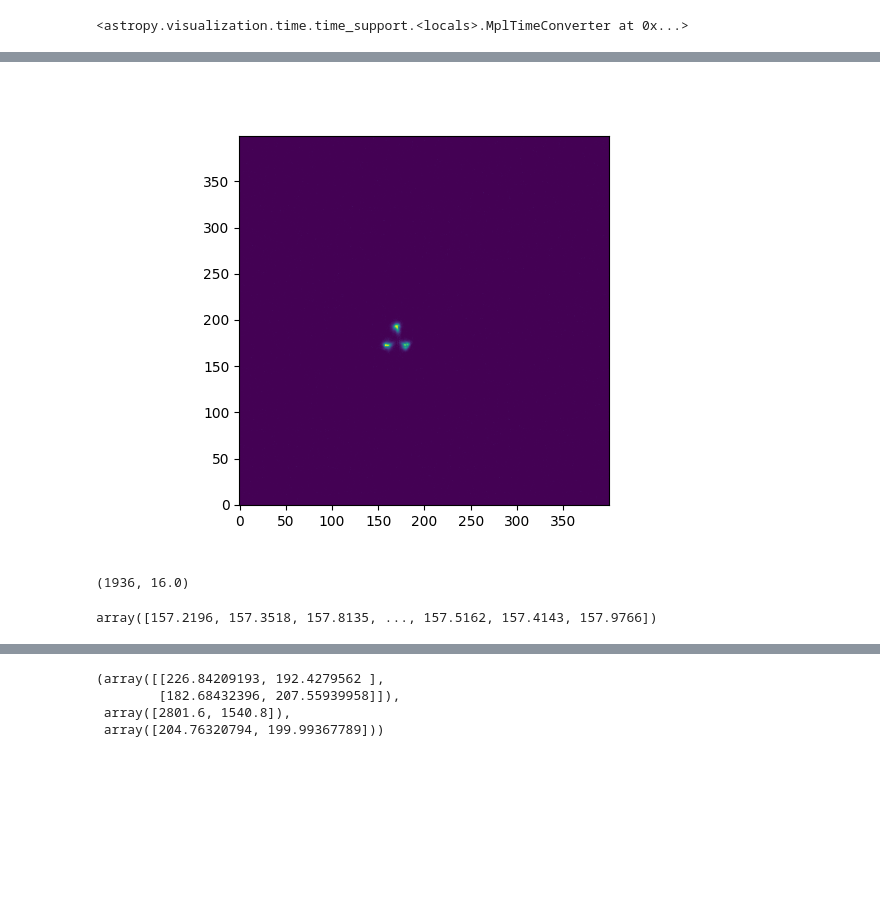
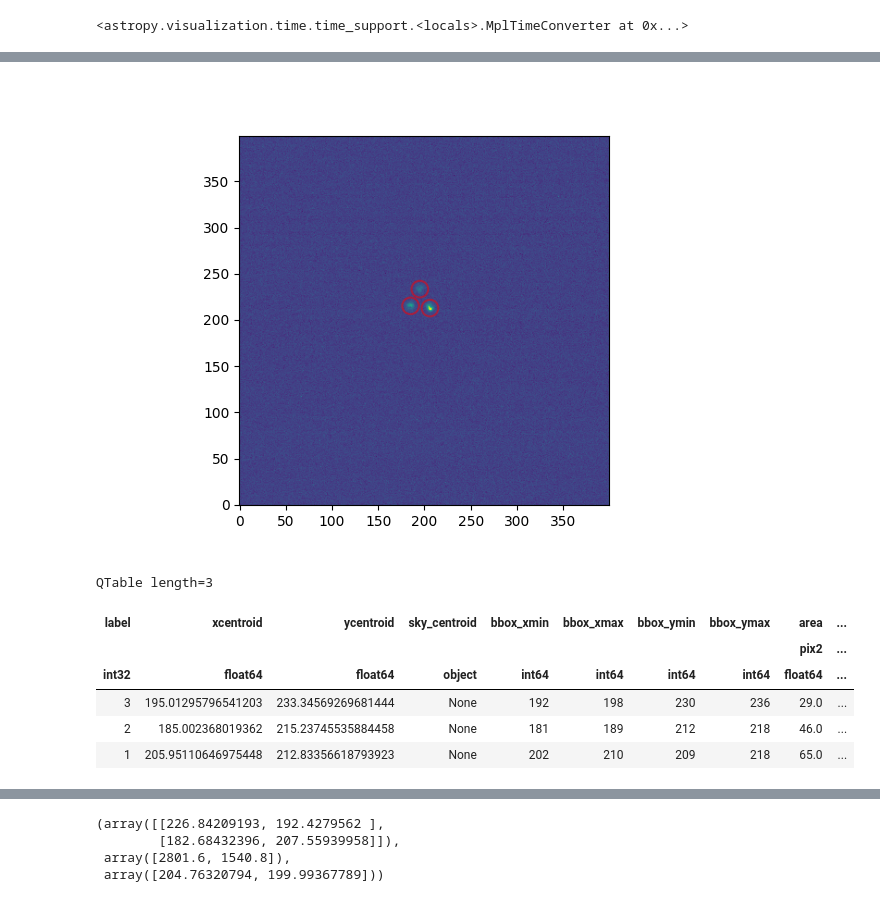
Before and after one commit to tepickering/ser_utils, a Jupyter notebook: notebooks/hdimm_dev.ipynb, the cells around one changed output, grey strips where cells are left out. Cells and saved outputs as stored; diff of their text form; code cells hidden in the pictures; blank space fills up the shorter version.

```diff
--- a/notebooks/hdimm_dev.ipynb
+++ b/notebooks/hdimm_dev.ipynb
@@ -68,16 +64,35 @@ d['data'].shape
-# %%
-fig, ax = plt.subplots()
-idx = 500
-#ax.imshow(np.mean(d["data"][1005:1006], axis=0), origin="lower")
-ax.imshow(d["data"][idx], origin="lower")
-plt.show()
-d["data"][idx].max(), np.median(d["data"][idx])
-# %% [output]
-[figure, removed]
-(1936, 16.0)
-# %%
-np.mean(d["data"], axis=(1,2))
-# %% [output]
-array([157.2196, 157.3518, 157.8135, ..., 157.5162, 157.4143, 157.9766])
+# %%
+fig, ax = plt.subplots()
+idx = 1443
+im = d["data"][idx]
+ap_size = 9
+mean, median, std = stats.sigma_clipped_stats(im, sigma=3.0, maxiters=5)
+
+data = im - mean
+threshold = 5 * std
+kernel = photutils.segmentation.make_2dgaussian_kernel(3, size=3)
+convolved_data = astropy.convolution.convolve(data, kernel)
+finder = photutils.segmentation.SourceFinder(npixels=15, progress_bar=False)
+segment_map = finder(convolved_data, threshold)
+t = photutils.segmentation.SourceCatalog(data, segment_map, convolved_data=convolved_data).to_table()
+t.sort('max_value')
+spots = t[-3:]
+
+positions = list(zip(spots['xcentroid'], spots['ycentroid']))
+apertures = photutils.aperture.CircularAperture(positions, r=ap_size)
+
+ax.imshow(im, origin="lower")
+apertures.plot(color='red', lw=1.5, alpha=0.5, axes=ax)
+plt.show()
+spots
+# %% [output]
+[figure, added]
+QTable length=3
+| label | xcentroid | ycentroid | sky_centroid | bbox_xmin | bbox_xmax | bbox_ymin | bbox_ymax | area | ... |
+|  |  |  |  |  |  |  |  | pix2 | ... |
+| int32 | float64 | float64 | object | int64 | int64 | int64 | int64 | float64 | ... |
+| 3 | 195.01295796541203 | 233.34569269681444 | None | 192 | 198 | 230 | 236 | 29.0 | ... |
+| 2 | 185.002368019362 | 215.23745535884458 | None | 181 | 189 | 212 | 218 | 46.0 | ... |
+| 1 | 205.95110646975448 | 212.83356618793923 | None | 202 | 210 | 209 | 218 | 65.0 | ... |
 # %%
 ap_im = np.mean(d["data"][:1], axis=0)
```
Also changed, not shown: parts of 8 cells of this notebook, 1 other file.
